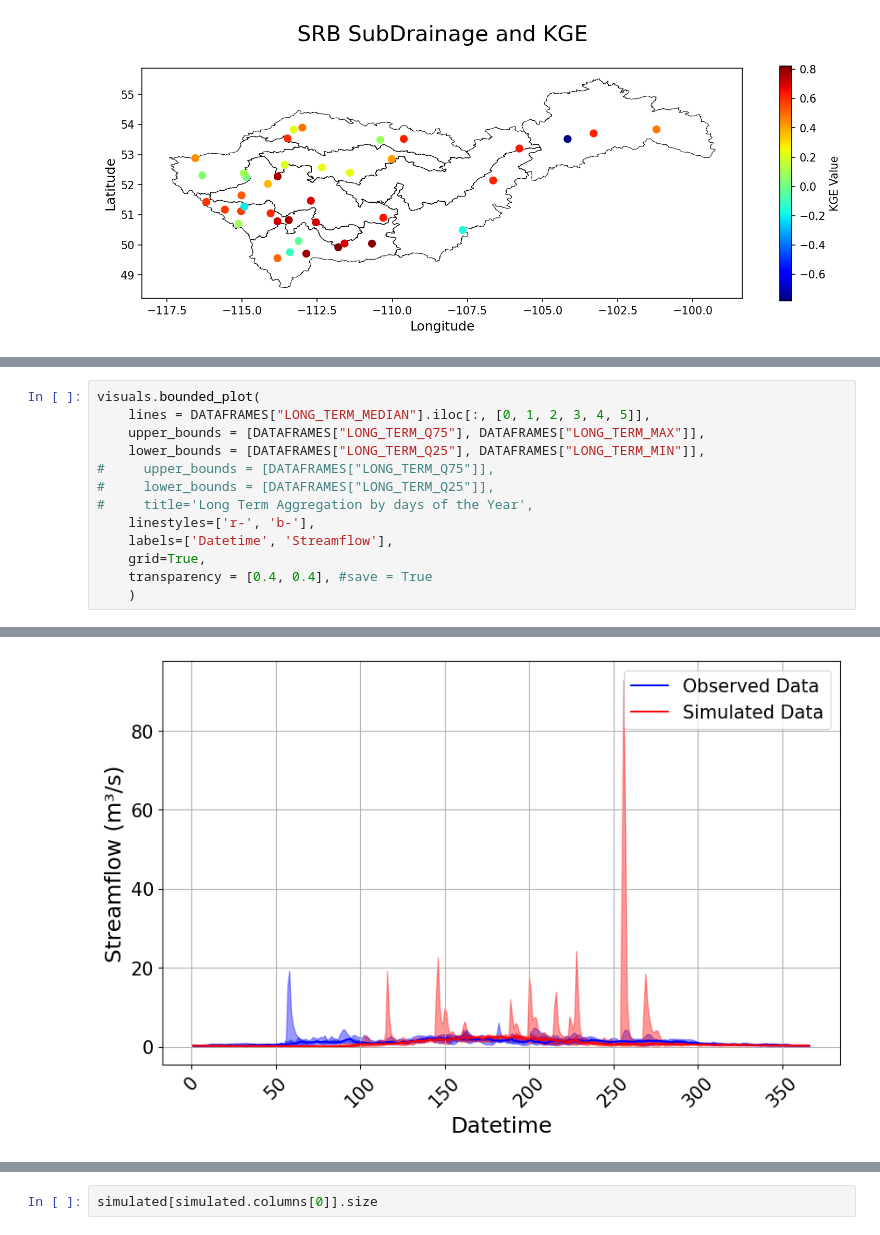
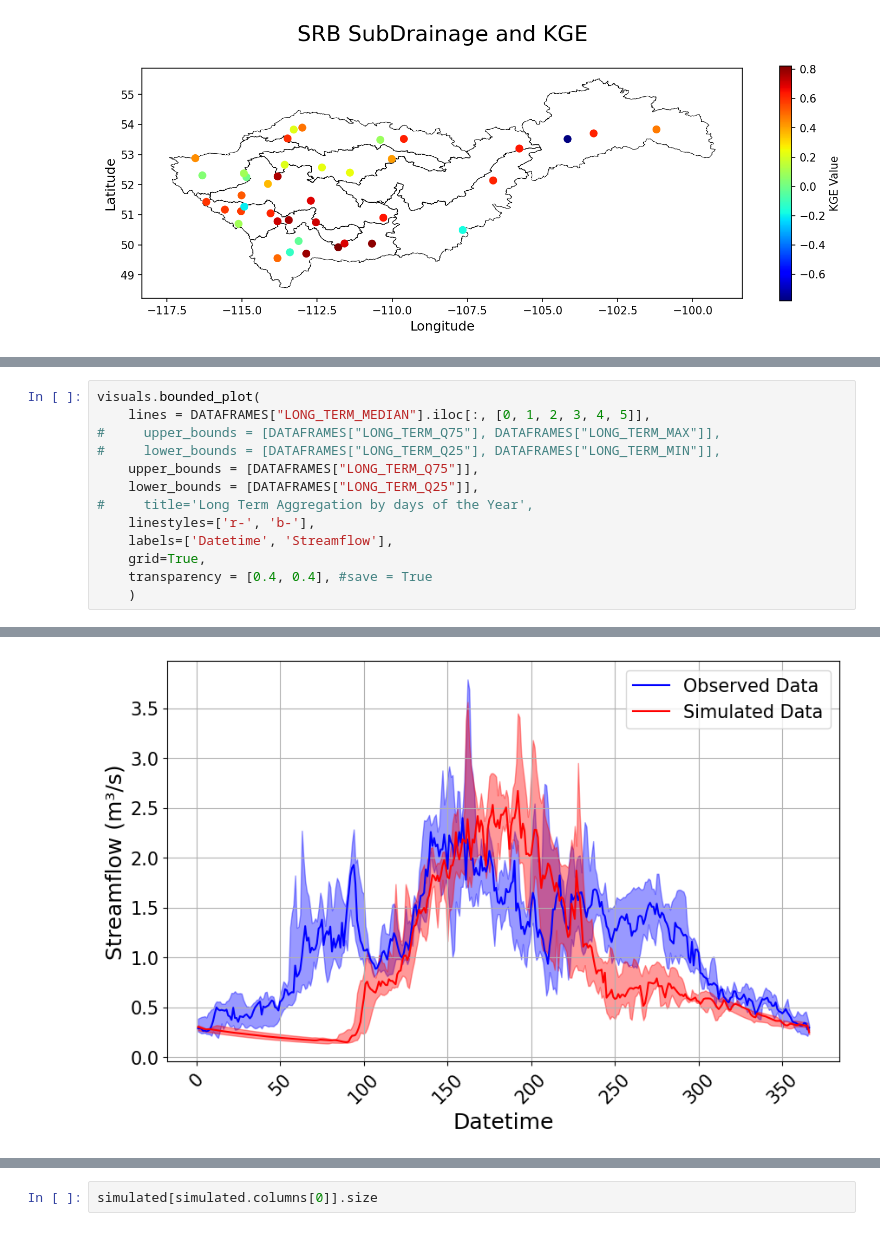
Before and after one commit to UchechukwuUdenze/NHS_PostProcessing, a Jupyter notebook: docs/source/notebooks/Examples.ipynb, the cells around one changed output, grey strips where cells are left out. Cells and saved outputs as stored; diff of their text form.

Commit message:
Added examples for the bounded plot function

```diff
--- a/docs/source/notebooks/Examples.ipynb
+++ b/docs/source/notebooks/Examples.ipynb
@@ -681,10 +681,10 @@ DF:
 # %%
 visuals.bounded_plot(
     lines = DATAFRAMES["LONG_TERM_MEDIAN"].iloc[:, [0, 1, 2, 3, 4, 5]],
-    upper_bounds = [DATAFRAMES["LONG_TERM_Q75"], DATAFRAMES["LONG_TERM_MAX"]],
-    lower_bounds = [DATAFRAMES["LONG_TERM_Q25"], DATAFRAMES["LONG_TERM_MIN"]],
-#     upper_bounds = [DATAFRAMES["LONG_TERM_Q75"]],
-#     lower_bounds = [DATAFRAMES["LONG_TERM_Q25"]],
+#     upper_bounds = [DATAFRAMES["LONG_TERM_Q75"], DATAFRAMES["LONG_TERM_MAX"]],
+#     lower_bounds = [DATAFRAMES["LONG_TERM_Q25"], DATAFRAMES["LONG_TERM_MIN"]],
+    upper_bounds = [DATAFRAMES["LONG_TERM_Q75"]],
+    lower_bounds = [DATAFRAMES["LONG_TERM_Q25"]],
 #     title='Long Term Aggregation by days of the Year',
     linestyles=['r-', 'b-'],
     labels=['Datetime', 'Streamflow'],
@@ -697,3 +697,3 @@ visuals.bounded_plot(
-[figure, old version]
+[figure, new version]
 # %%
 visuals.bounded_plot(
```
Also changed, not shown: parts of 6 cells of this notebook, 1 other file.
